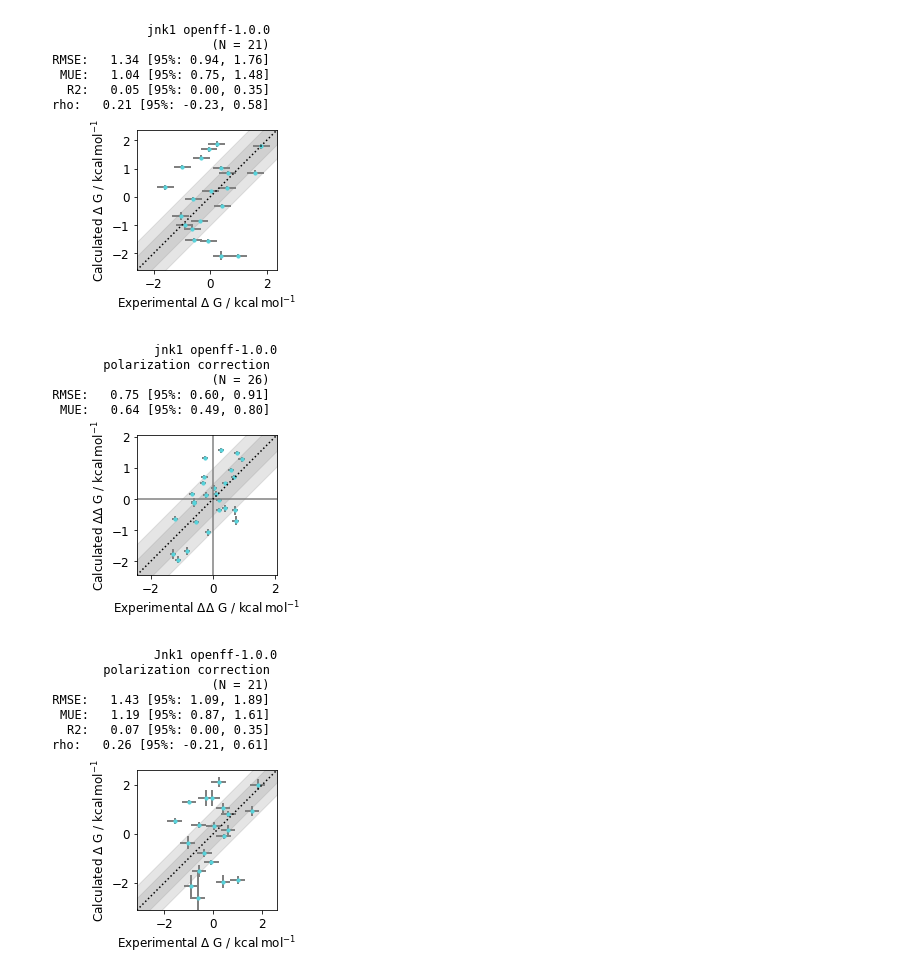
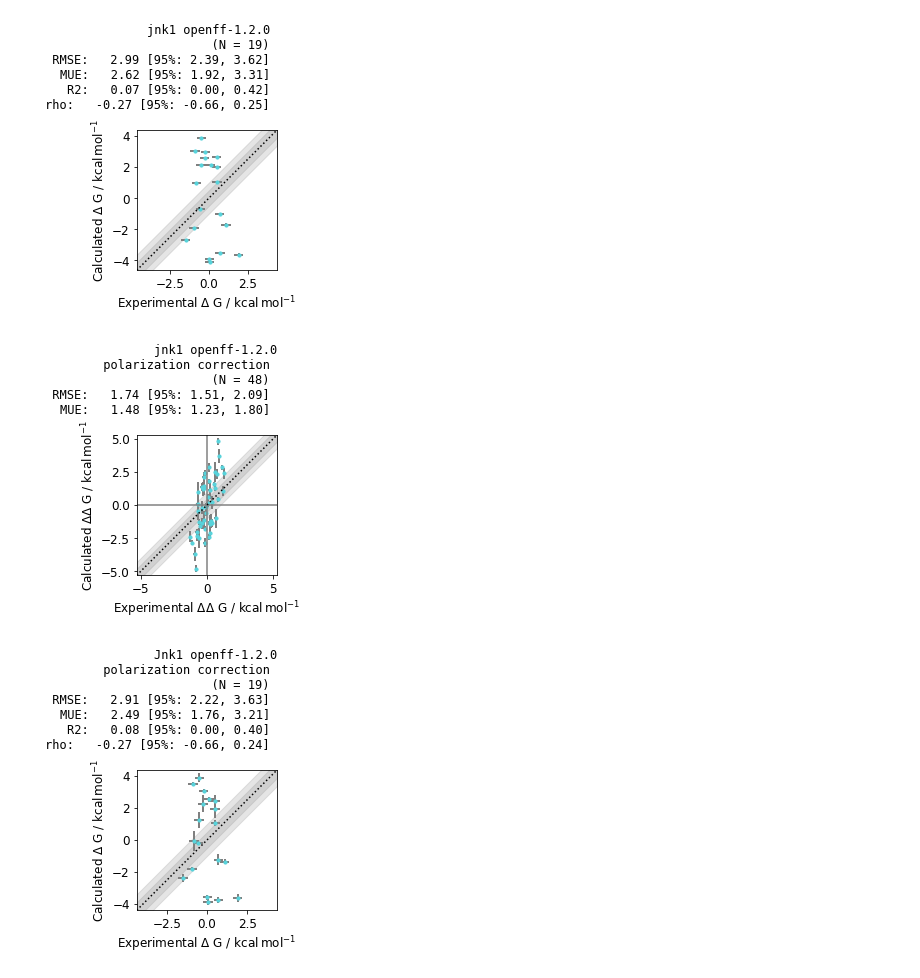
Before and after one commit to hannahbrucemacdonald/polarisation_endstates, a Jupyter notebook: scripts/PolAnalysis_new.ipynb, the cells around one changed output. Cells and saved outputs as stored; diff of their text form; code cells hidden in the pictures.

```diff
--- a/scripts/PolAnalysis_new.ipynb
+++ b/scripts/PolAnalysis_new.ipynb
@@ -24,7 +24,7 @@ all_corrections = {x: {} for x in systems}
 all_mm = {x: [] for x in systems}
 new_results = {x: {} for x in systems}
 n_bootstrap = 10
-folders = ['off100']
+folders = ['off120']
 
 
 for c, target in enumerate(systems):
@@ -151,6 +151,7 @@ all_experimental = {'tyk2':[-9.540000 , -10.940000 , -8.980000 , -11.310000 , -9
 }
 import networkx as nx
 from arsenic import plotting, stats
+import copy
 
 for c,target in enumerate(systems):
     color = sns.color_palette("hls", len(systems))[c]
@@ -172,11 +173,9 @@ for c,target in enumerate(systems):
         node[1]['calc_dDG'] = df_i
         node[1]['exp_DG'] = experimental[i]
         node[1]['exp_dDG'] = 0.3
-    plotting.plot_DDGs(mm_g,title=f'{target} openff-1.0.0',color=color)
-    plotting.plot_DGs(mm_g,title=f'{target} openff-1.0.0',color=color)
+    plotting.plot_DDGs(mm_g,title=f'{target} openff-1.2.0',color=color)
+    plotting.plot_DGs(mm_g,title=f'{target} openff-1.2.0',color=color)
 
-
-    import copy
 
     pol_g = copy.deepcopy(mm_g)
 
@@ -186,7 +185,11 @@ for c,target in enumerate(systems):
             node[1]['calc_dDG'] =  (node[1]['calc_dDG']**2 + all_corrections[target][node[0]][1]**2)**0.5
         except:
             print(f'No correction for {target} ligand {node[0]}')
-    plotting.plot_DDGs(pol_g,title=f'{target} openff-1.0.0\n polarization correction',color=color)
 
-    plotting.plot_DGs(pol_g,title=f'{target.capitalize()} openff-1.0.0\n polarization correction',color=color)
+    for edge in pol_g.edges(data=True):
+        edge[2]['calc_DDG'] = pol_g.nodes[edge[0]]['calc_DG'] - pol_g.nodes[edge[1]]['calc_DG']
+        edge[2]['calc_dDDG'] = (pol_g.nodes[edge[0]]['calc_dDG']**2 + pol_g.nodes[edge[1]]['calc_dDG']**2)**0.5
+    plotting.plot_DDGs(pol_g,title=f'{target} openff-1.2.0\n polarization correction',color=color)
+
+    plotting.plot_DGs(pol_g,title=f'{target.capitalize()} openff-1.2.0\n polarization correction',color=color)
 # %% [output]
@@ -198,6 +201,6 @@ for c,target in enumerate(systems):
-[figure, old version]
+[figure, new version]
-[figure, old version]
+[figure, new version]
-[figure, old version]
+[figure, new version]
 # %%
 for c, target in enumerate(systems):
     color = sns.color_palette("hls", len(systems))[c]
```
Also changed, not shown: parts of 5 cells of this notebook.
